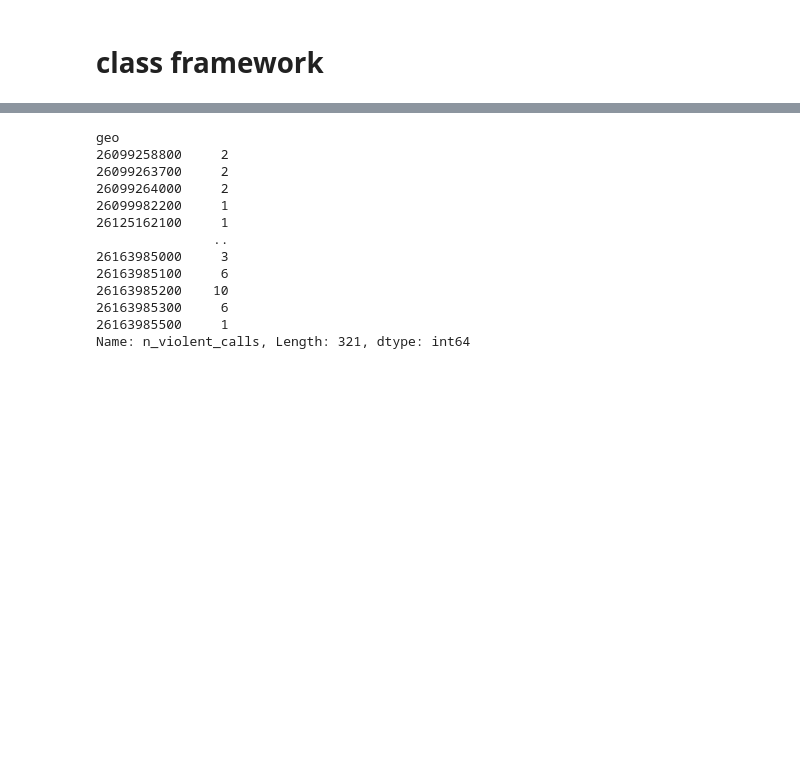
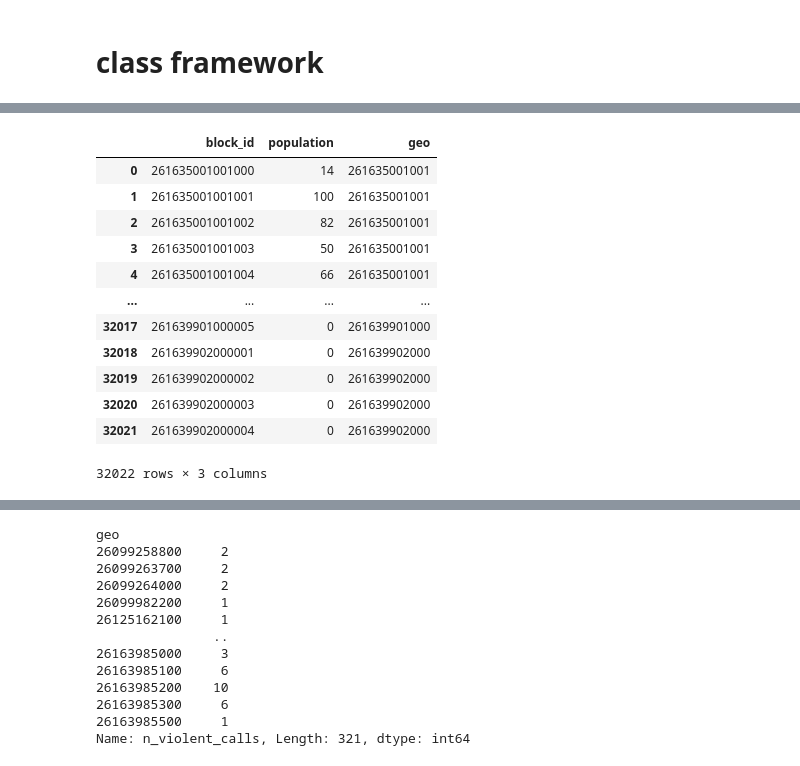
Before and after one commit to ahakso/detroit, a Jupyter notebook: response_911.ipynb, the cells around one changed output, grey strips where cells are left out. Saved outputs shown, nothing was run; the diff lists cells and outputs as text; code cells hidden in the pictures; blank space fills up the shorter version.

```diff
--- a/response_911.ipynb
+++ b/response_911.ipynb
@@ -224,0 +195,6 @@ block_id looks good
+# %%
+from features.population import Population
+pop = Population(2020,population_data_path='population')
+pop.load_data()
+pop.cleanse_data()
+pop.construct_feature('block group')
@@ -224,0 +216,16 @@ block_id looks good
+# %%
+pop.assign_geo_column('block group')
+# %% [output]
+|  | block_id | population | geo |
+| 0 | 261635001001000 | 14 | 261635001001 |
+| 1 | 261635001001001 | 100 | 261635001001 |
+| 2 | 261635001001002 | 82 | 261635001001 |
+| 3 | 261635001001003 | 50 | 261635001001 |
+| 4 | 261635001001004 | 66 | 261635001001 |
+| ... | ... | ... | ... |
+| 32017 | 261639901000005 | 0 | 261639901000 |
+| 32018 | 261639902000001 | 0 | 261639902000 |
+| 32019 | 261639902000002 | 0 | 261639902000 |
+| 32020 | 261639902000003 | 0 | 261639902000 |
+| 32021 | 261639902000004 | 0 | 261639902000 |
+32022 rows × 3 columns
```
Also changed, not shown: parts of 19 cells of this notebook, 1 other file.
